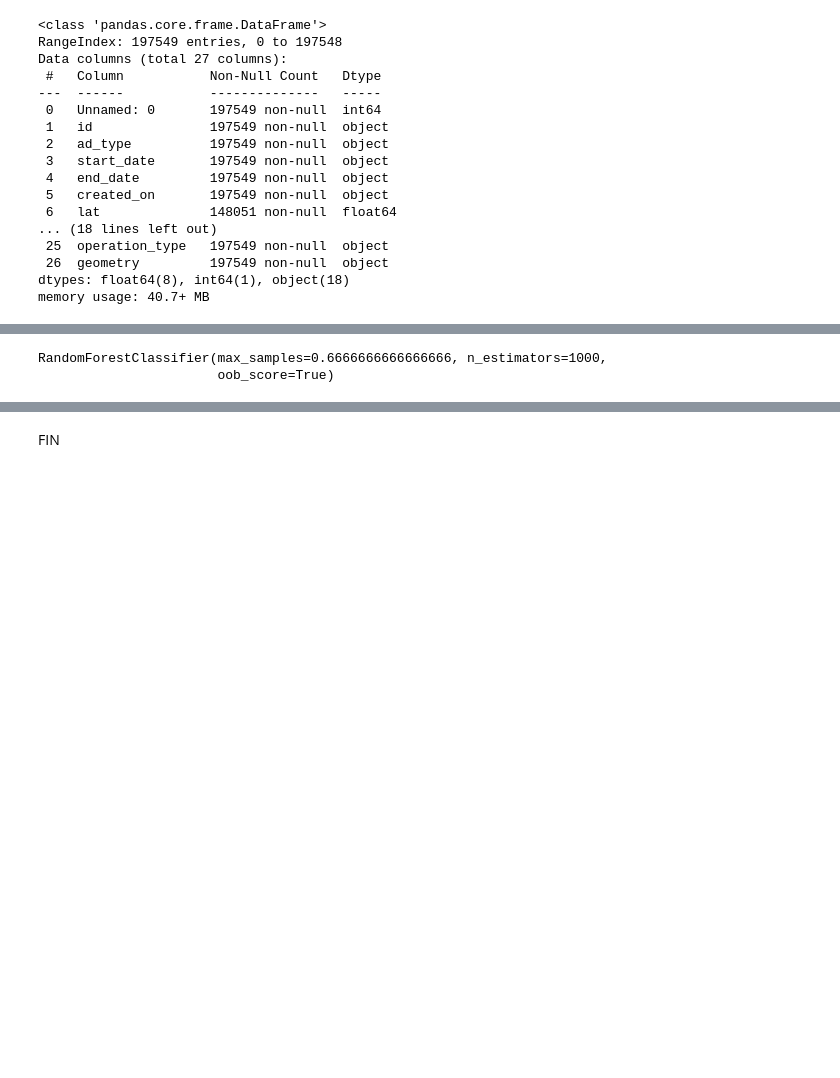
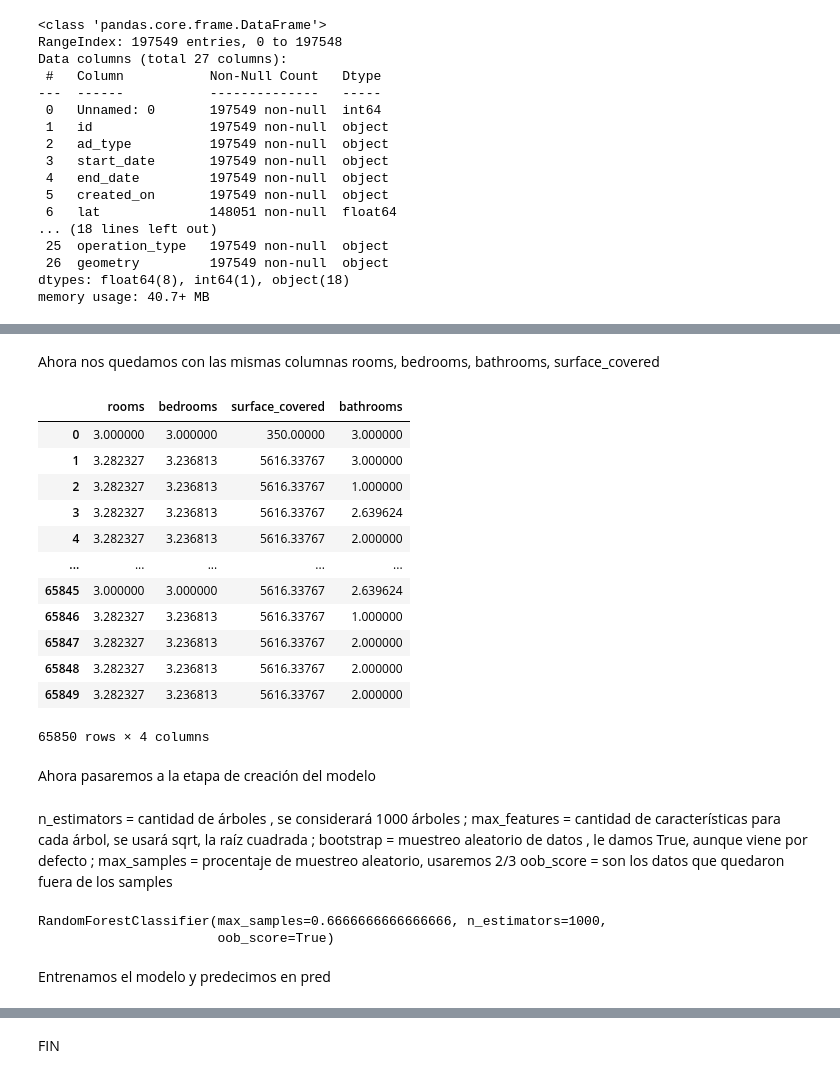
Before and after one commit to juancortezs07/DATATHON, a Jupyter notebook: PROYECTO-02.ipynb, the cells around one changed output, grey strips where cells are left out. Saved outputs shown, nothing was run; the diff lists cells and outputs as text; code cells hidden in the pictures; blank space fills up the shorter version.

```diff
--- a/PROYECTO-02.ipynb
+++ b/PROYECTO-02.ipynb
@@ -299,0 +313,21 @@ oob_score = son los datos que quedaron fuera de los samples
+# %% [markdown]
+Ahora nos quedamos con las mismas columnas  rooms, bedrooms, bathrooms, surface_covered
+# %%
+data2 = data2[["rooms","bedrooms","surface_covered","bathrooms"]]
+data2
+# %% [output]
+|  | rooms | bedrooms | surface_covered | bathrooms |
+| 0 | 3.000000 | 3.000000 | 350.00000 | 3.000000 |
+| 1 | 3.282327 | 3.236813 | 5616.33767 | 3.000000 |
+| 2 | 3.282327 | 3.236813 | 5616.33767 | 1.000000 |
+| 3 | 3.282327 | 3.236813 | 5616.33767 | 2.639624 |
+| 4 | 3.282327 | 3.236813 | 5616.33767 | 2.000000 |
+| ... | ... | ... | ... | ... |
+| 65845 | 3.000000 | 3.000000 | 5616.33767 | 2.639624 |
+| 65846 | 3.282327 | 3.236813 | 5616.33767 | 1.000000 |
+| 65847 | 3.282327 | 3.236813 | 5616.33767 | 2.000000 |
+| 65848 | 3.282327 | 3.236813 | 5616.33767 | 2.000000 |
+| 65849 | 3.282327 | 3.236813 | 5616.33767 | 2.000000 |
+65850 rows × 4 columns
+# %% [markdown]
+Ahora pasaremos a la etapa de creación del modelo
@@ -300,3 +336,9 @@ oob_score = son los datos que quedaron fuera de los samples
+# %% [markdown]
+n_estimators = cantidad de árboles , se considerará 1000 árboles  ;
+max_features = cantidad de características para cada árbol, se usará sqrt, la raíz cuadrada    ;
+bootstrap = muestreo aleatorio de datos , le damos True, aunque viene por defecto      ;
+max_samples = procentaje de muestreo aleatorio, usaremos 2/3
+oob_score = son los datos que quedaron fuera de los samples
 # %%
 rf = RandomForestClassifier(n_estimators = 1000,
                             max_features = "sqrt",
@@ -308,4 +350,6 @@ rf.fit(data1_f, data1["precio_class"])
 # %% [output]
 RandomForestClassifier(max_samples=0.6666666666666666, n_estimators=1000,
                        oob_score=True)
+# %% [markdown]
+Entrenamos el modelo  y predecimos en pred
 # %%
```
Also changed, not shown: parts of 50 cells of this notebook, 1 other file.
